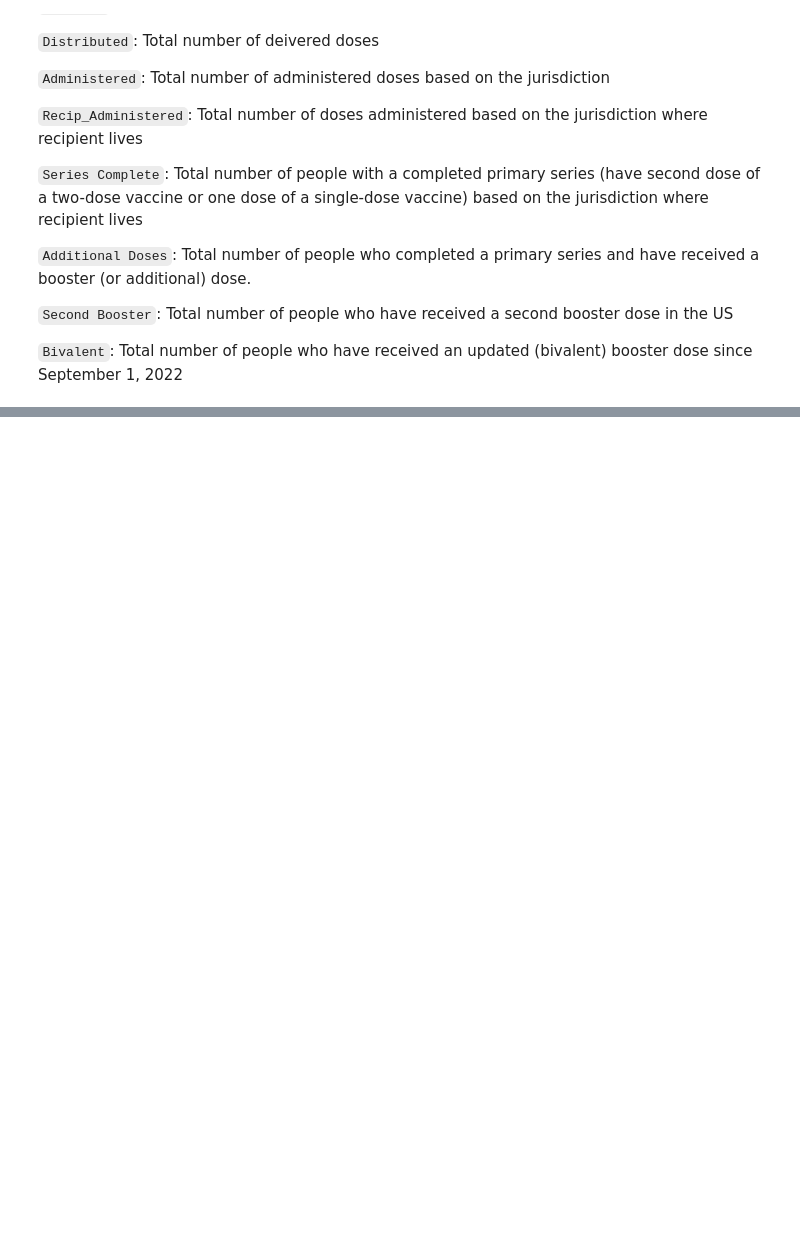
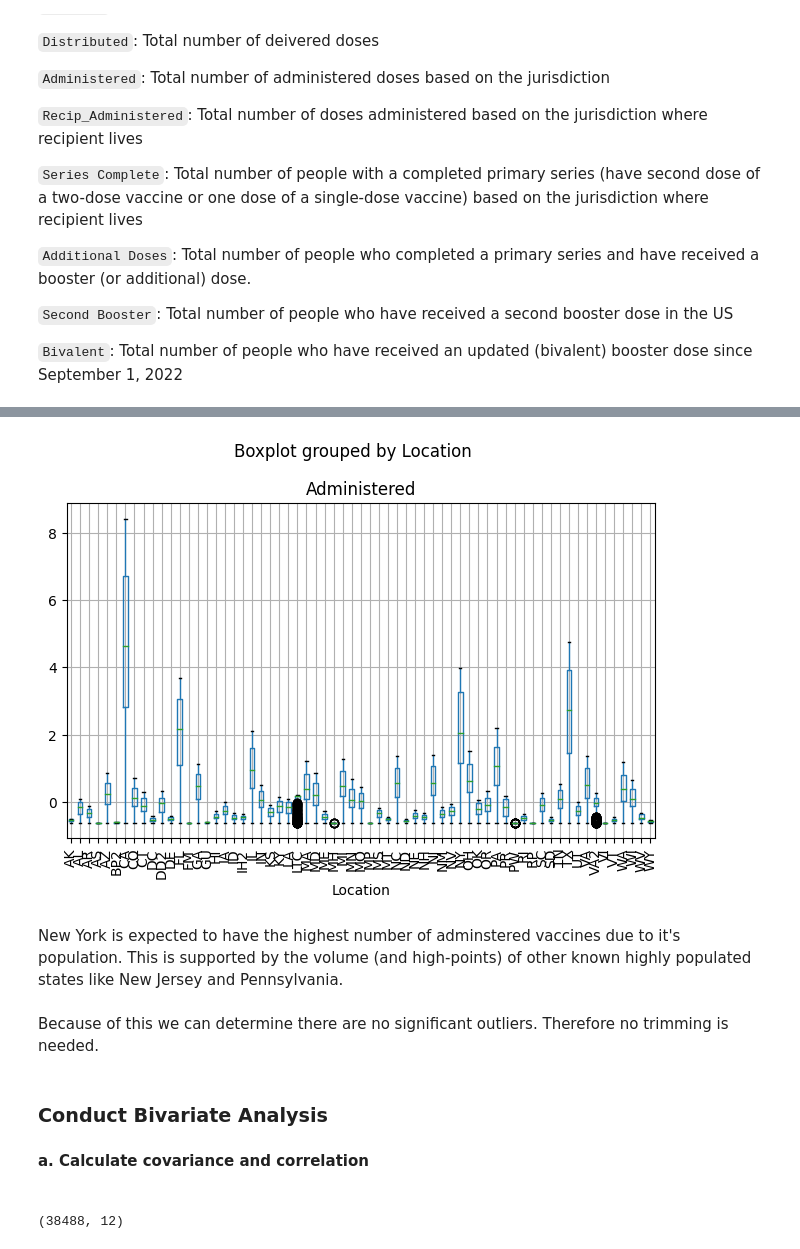
Before and after one commit to jsbxyz/Vaccine-Supply-Impact-on-Stage-Completion, a Jupyter notebook: DSC-530 Term Paper.ipynb, the cells around one changed output, grey strips where cells are left out. Saved outputs shown, nothing was run; the diff lists cells and outputs as text; code cells hidden in the pictures; blank space fills up the shorter version.

```diff
--- a/DSC-530 Term Paper.ipynb
+++ b/DSC-530 Term Paper.ipynb
@@ -220,0 +259,5 @@ vaccine_eda
+# %%
+# This is to apply fitting to numeric columns only
+n = vaccine_eda.select_dtypes(include='number') # Safety first.
+
+vaccine_eda[n.columns] = (n - n.mean()) / n.std()
@@ -220,0 +283,23 @@ vaccine_eda
+# %%
+vaccine_eda.boxplot(column='Administered', by='Location', rot=90)
+plt.tight_layout()
+plt.show()
+# %% [output]
+[figure, added]
+# %% [markdown]
+New York is expected to have the highest number of adminstered vaccines due to it's population. This is supported by the volume (and high-points) of other known highly populated states like New Jersey and Pennsylvania.
+# %% [markdown]
+Because of this we can determine there are no significant outliers. Therefore no trimming is needed.
+# %% [markdown]
+### <b>Conduct Bivariate Analysis</b>
+# %% [markdown]
+<b>a. Calculate covariance and correlation</b>
+
+####
+# %%
+vaccine_corr = vaccine_eda.select_dtypes(include='number')
+vaccine_corr = vaccine_corr.drop('Admin_Per_100K', axis=1)
+vaccine_corr = vaccine_corr.fillna(0)
+vax_data.shape
+# %% [output]
+(38488, 12)
```
Also changed, not shown: parts of 132 cells of this notebook, 3 other files.
